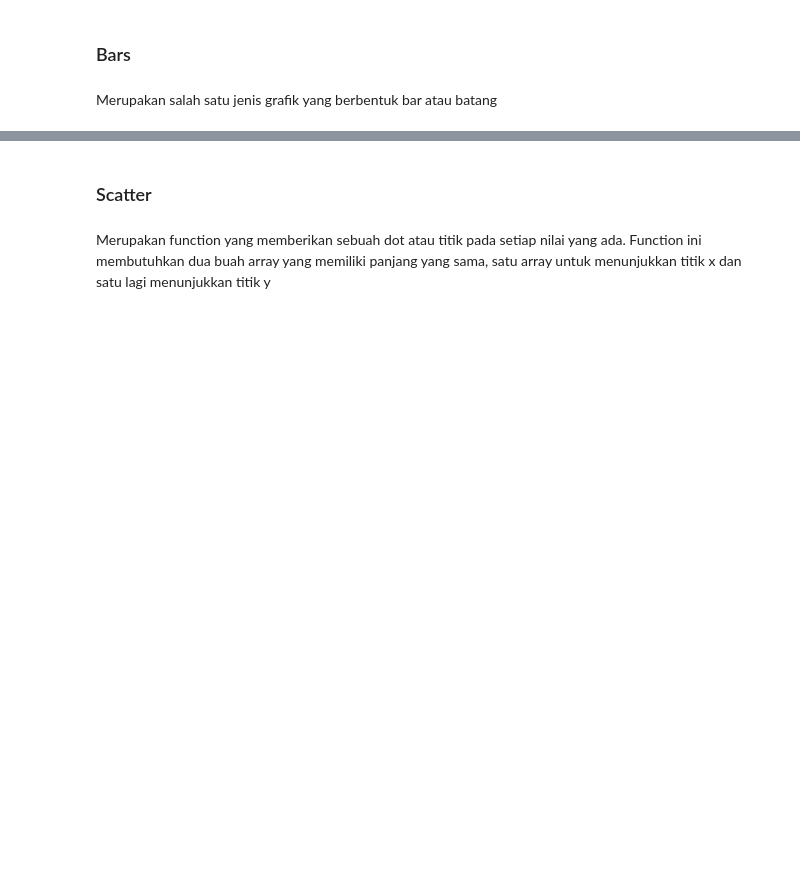
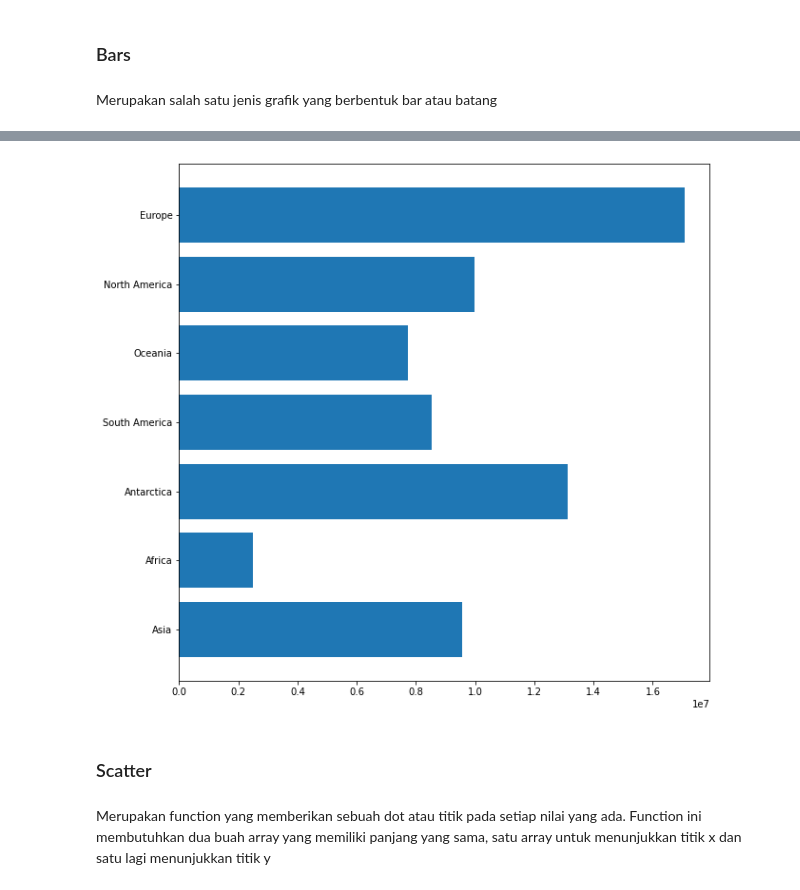
Before and after one commit to rahmaldrs/SQL-for-Data-Analytic, a Jupyter notebook: sql_python_empty.ipynb, the cells around one changed output, grey strips where cells are left out. Cells and saved outputs as stored; diff of their text form; code cells hidden in the pictures; blank space fills up the shorter version.

```diff
--- a/sql_python_empty.ipynb
+++ b/sql_python_empty.ipynb
@@ -326,3 +928,9 @@ Merupakan salah satu jenis grafik yang berbentuk bar atau batang
+# %%
+plt.figure(figsize=(10,10))
+plt.barh (df['continent'],df['surfacearea']) #horizontal
+plt.show()
+# %% [output]
+[figure, added]
 # %% [markdown]
 ### Scatter
 # %% [markdown]
```
Also changed, not shown: parts of 45 cells of this notebook.
